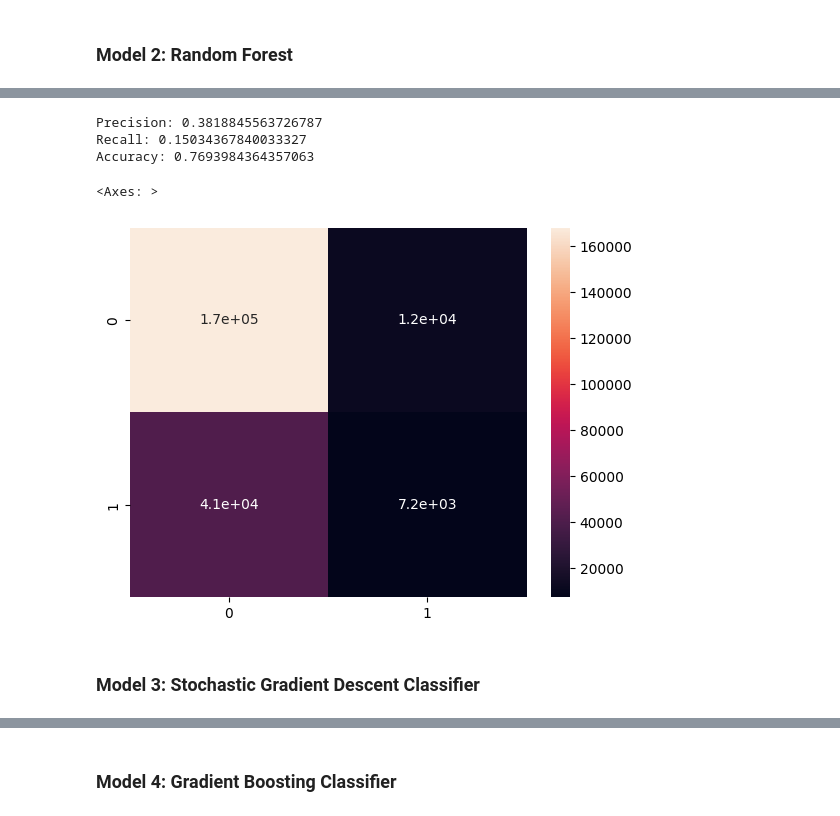
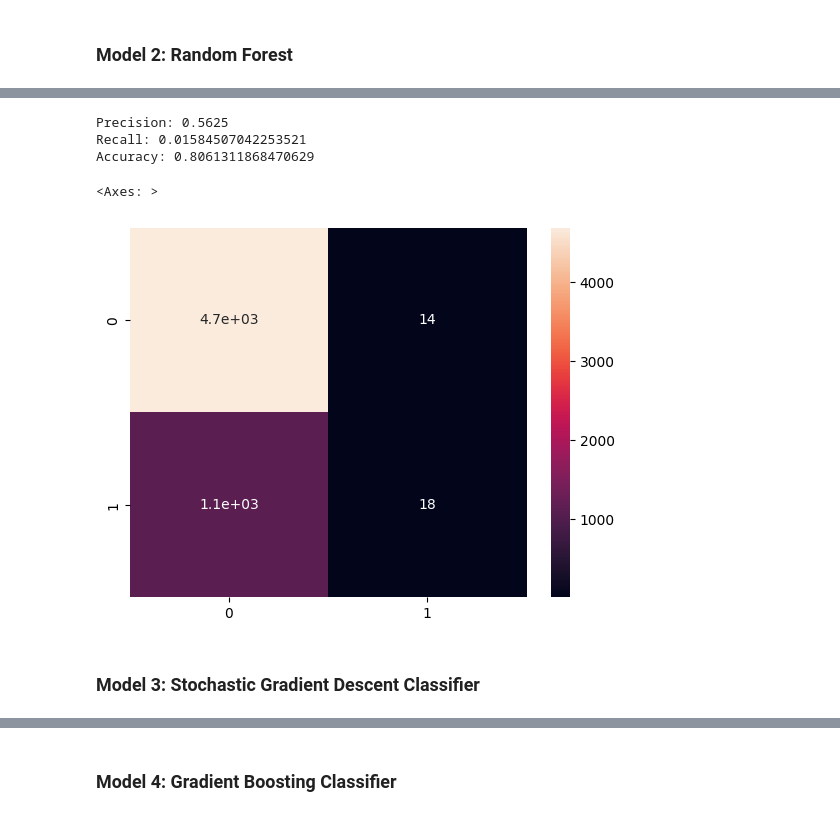
Before and after one commit to samuelleehope/ID5059_Flight_Prediction, a Jupyter notebook: ID5059Project1.ipynb, the cells around one changed output, grey strips where cells are left out. Cells and saved outputs as stored; diff of their text form; code cells hidden in the pictures.

```diff
--- a/ID5059Project1.ipynb
+++ b/ID5059Project1.ipynb
@@ -462,7 +449,6 @@ y = flights['Disruption']
 # Split the data into training and test sets
 X_train, X_test, y_train, y_test = train_test_split(X, y, test_size=0.2, random_state=17)
 
-
 class CyclicalTransformer(BaseEstimator, TransformerMixin):
     def fit(self, X, y=None):
         return self
@@ -476,6 +462,8 @@ class CyclicalTransformer(BaseEstimator, TransformerMixin):
         X_transformed['Time_sin'] = np.sin(2 * np.pi * X_transformed['TimeOfDay'] / 24)
         X_transformed['Time_cos'] = np.cos(2 * np.pi * X_transformed['TimeOfDay'] / 24)
         return X_transformed.drop(['DayOfWeek', 'Month'], axis=1)
+    def fit_transform(self, X, y=None):
+        return self.transform(X)
 
 preprocessor = ColumnTransformer(
     transformers=[
@@ -529,0 +546,20 @@ Accuracy: 0.8054461380373351
+# %%
+rf = RandomForestClassifier(**best_params)
+
+#Fit and transform the pipeline on the training data
+full_X = preprocessor.fit_transform(X_train, y_train)
+rf.fit(X_train, y_train)
+
+
+# Evaluate on the test set
+predictions = cross_val_predict(rf, X_train, y_train, cv=5)
+conf_mat = confusion_matrix(y_train, predictions)
+precision = conf_mat[1,1]/sum(conf_mat[:,1]) if sum(conf_mat[:,1])>0 else 0
+recall = conf_mat[1,1]/sum(conf_mat[1,:])
+accuracy = (conf_mat[0,0]+conf_mat[1,1])/(sum(conf_mat[0,:])+sum(conf_mat[1,:]))
+f1_score = precision*recall/(precision+recall)
+
+print(f'Precision: {precision}')
+print(f'Recall: {recall}')
+print(f'Accuracy: {accuracy}')
+sns.heatmap(conf_mat, annot=True)
@@ -530,31 +589,35 @@ Accuracy: 0.8054461380373351
 # %%
-pipeline = Pipeline([
+# Split the data into training and test sets
+X_train, X_test, y_train, y_test = train_test_split(X, y, test_size=0.2, random_state=17)
+
+rf_pipeline = Pipeline([
     ('preprocessor', preprocessor),
-    ('classifier', RandomForestClassifier())
+    ('classifier', RandomForestClassifier(**best_params))
 ])
 
-# Fit the pipeline on the training data
-pipeline.fit(X_train, y_train)
+#Fit and transform the pipeline on the training data
+X_train = rf_pipeline.named_steps['preprocessor'].fit_transform(X_train, y_train)
+rf_pipeline.named_steps['classifier'].fit(X_train, y_train)
 
 
 # Evaluate on the test set
-predictions = pipeline.predict(X_test)
+predictions = rf_pipeline.predict(X_test)
 conf_mat = confusion_matrix(y_test, predictions)
 precision = conf_mat[1,1]/sum(conf_mat[:,1]) if sum(conf_mat[:,1])>0 else 0
 recall = conf_mat[1,1]/sum(conf_mat[1,:])
 accuracy = (conf_mat[0,0]+conf_mat[1,1])/(sum(conf_mat[0,:])+sum(conf_mat[1,:]))
 f1_score = precision*recall/(precision+recall)
 
 print(f'Precision: {precision}')
 print(f'Recall: {recall}')
 print(f'Accuracy: {accuracy}')
 sns.heatmap(conf_mat, annot=True)
 # %% [output]
-Precision: 0.3818845563726787
-Recall: 0.15034367840033327
-Accuracy: 0.7693984364357063
+Precision: 0.5625
+Recall: 0.01584507042253521
+Accuracy: 0.8061311868470629
 <Axes: >
-[figure, old version]
+[figure, new version]
-# %% [markdown]
-### Model 3: Stochastic Gradient Descent Classifier
+# %% [markdown]
+### Model 3: Stochastic Gradient Descent Classifier
 # %%
```
Also changed, not shown: parts of 11 cells of this notebook.
